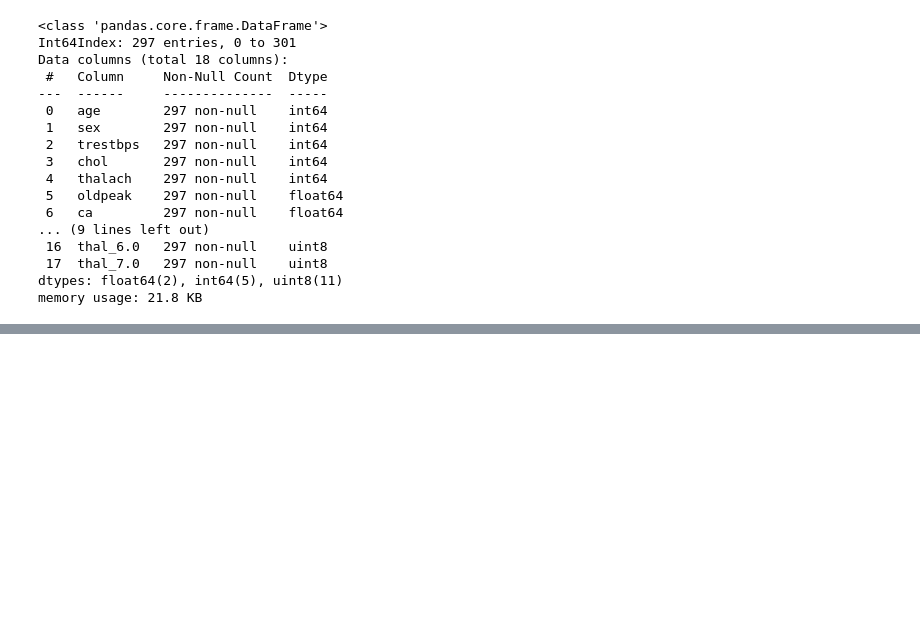
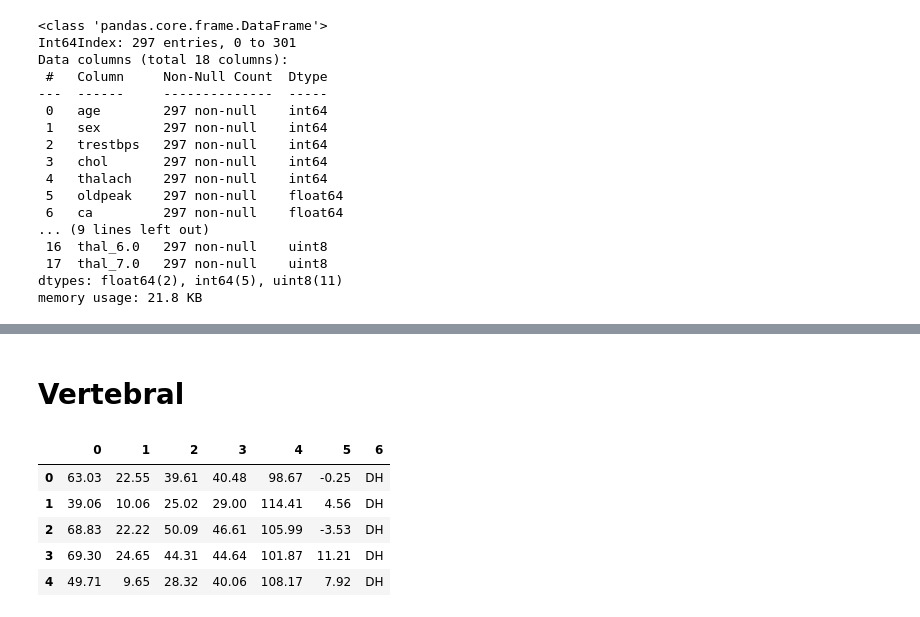
Before and after one commit to katerina2901/Multi_class_imbalanced_data_classifcation, a Jupyter notebook: datasets/Datasets_preprocessing.ipynb, the cells around one changed output, grey strips where cells are left out. Saved outputs shown, nothing was run; the diff lists cells and outputs as text; code cells hidden in the pictures; blank space fills up the shorter version.

```diff
--- a/datasets/Datasets_preprocessing.ipynb
+++ b/datasets/Datasets_preprocessing.ipynb
@@ -1159,0 +1025,2 @@ X_test = scaler.transform(X_test)
+# %% [markdown]
+# Vertebral
@@ -1159,0 +1029,9 @@ X_test = scaler.transform(X_test)
+# %%
+data.head()
+# %% [output]
+|  | 0 | 1 | 2 | 3 | 4 | 5 | 6 |
+| 0 | 63.03 | 22.55 | 39.61 | 40.48 | 98.67 | -0.25 | DH |
+| 1 | 39.06 | 10.06 | 25.02 | 29.00 | 114.41 | 4.56 | DH |
+| 2 | 68.83 | 22.22 | 50.09 | 46.61 | 105.99 | -3.53 | DH |
+| 3 | 69.30 | 24.65 | 44.31 | 44.64 | 101.87 | 11.21 | DH |
+| 4 | 49.71 | 9.65 | 28.32 | 40.06 | 108.17 | 7.92 | DH |
```
Also changed, not shown: parts of 25 cells of this notebook.
